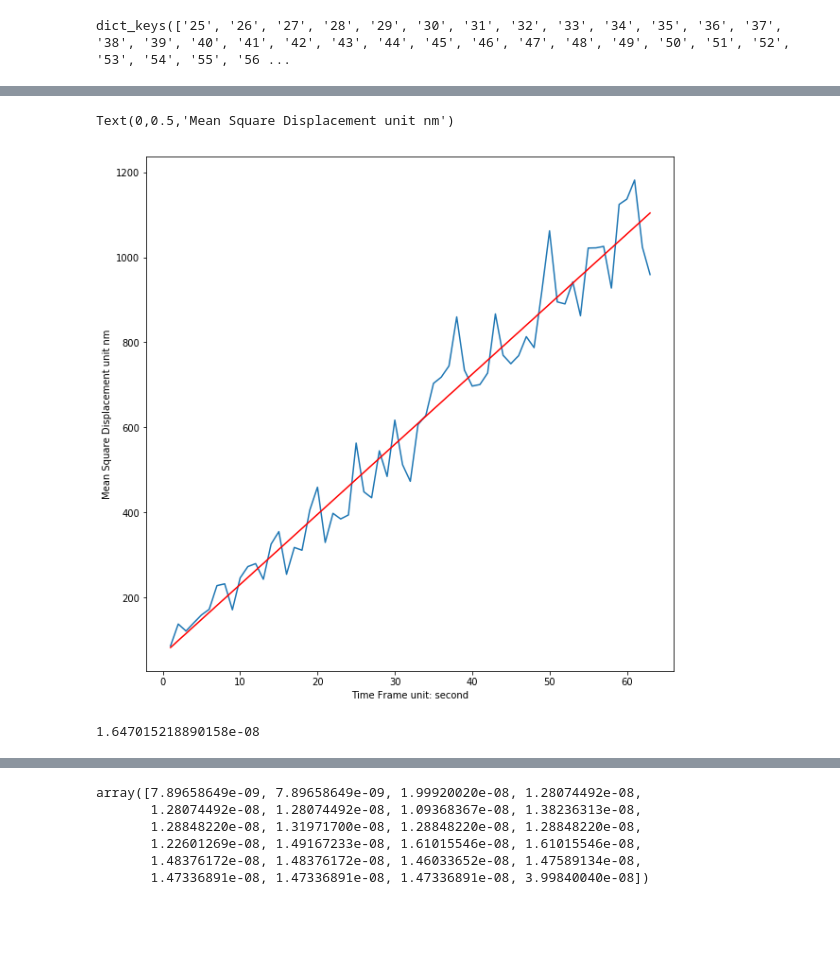
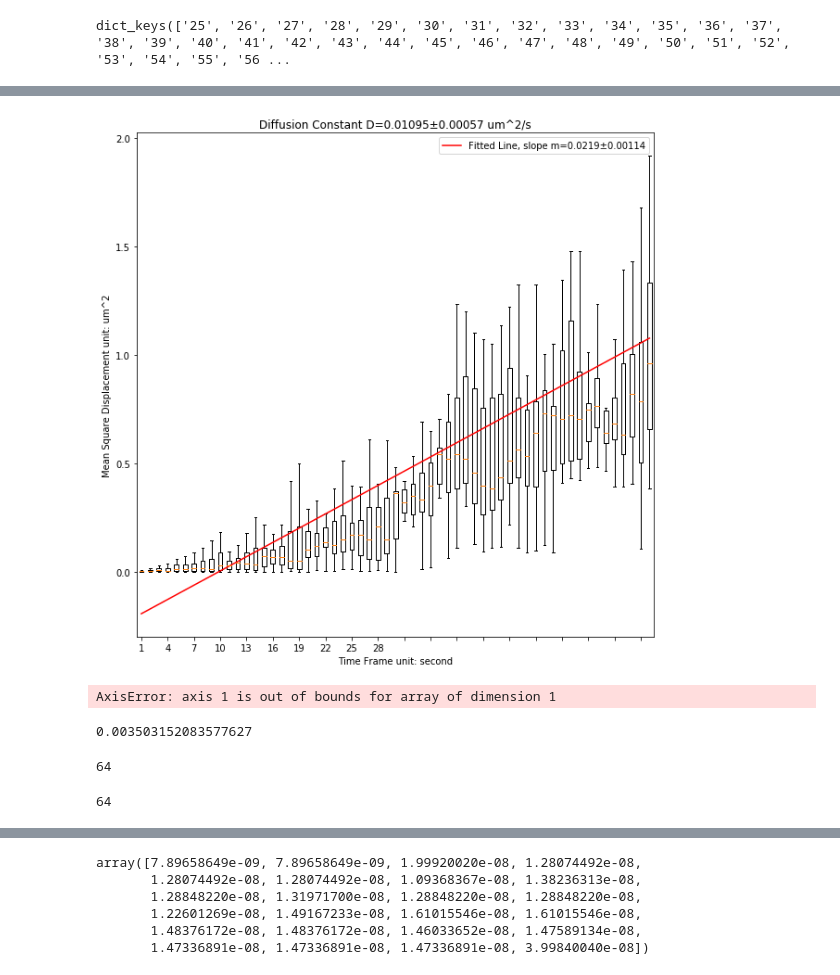
Before and after one commit to Meteoricer/OpenMP, a Jupyter notebook: FtsZ_Tracking.ipynb, the cells around one changed output, grey strips where cells are left out. Saved outputs shown, nothing was run; the diff lists cells and outputs as text; code cells hidden in the pictures; blank space fills up the shorter version.

Commit message:
add box plot

```diff
--- a/FtsZ_Tracking.ipynb
+++ b/FtsZ_Tracking.ipynb
@@ -74,0 +52,15 @@ for ID in sorted_table_ID[0:24]:
+# %%
+end_time=60
+FtsZ_location=[]
+index=0
+ID=sorted_table_ID[index]
+while table_length[ID]>end_time*100:
+#     print(table_length[ID])
+    FtsZ_location.append(big_table[ID])
+    index+=1
+    ID=sorted_table_ID[index]
+# for ID in sorted_table_ID[0:1000]:
+#     print(table_length[ID])
+#     if table_length[ID]>end_time*100
+#     FtsZ_location.append(big_table[ID])
+index
@@ -119,14 +218,34 @@ from numpy.polynomial.polynomial import polyfit
+# %%
+labels=[]
+for i in range(0,end_time):
+    labels.append(str(i))
 # %%
-plt.figure(figsize=[10,10])
-plt.plot(range(1,64),distances[1:]*5)
-b, m = polyfit(range(1,64),distances[1:]*5, 1)
-plt.plot(range(1,64), b + m * np.floor(range(1,64)), '-',color='red')
+fig=plt.figure(figsize=[10,10])
+plt.boxplot(distances_aggr,showfliers=False)
+(m, b),V= np.polyfit(range(1,end_time),distances[1:end_time],1,cov=True)
+plt.plot(range(1,end_time), b + m * np.floor(range(1,end_time)), '-',color='red',label='Fitted Line, slope m='+str(round(m,5))+'±'+str(round(np.sqrt(V[0][0]),5)))
+
+plt.xticks(range(1,end_time,3),labels[1:end_time:3])
 plt.xlabel('Time Frame unit: second')
-plt.ylabel('Mean Square Displacement unit nm')
+plt.ylabel('Mean Square Displacement unit: um^2')
+plt.legend()
+plt.title('Diffusion Constant D='+str(round(m/2,5))+'±'+str(round(np.sqrt(V[0][0])/2,5))+' um^2/s')
+plt.show()
 # %% [output]
-Text(0,0.5,'Mean Square Displacement unit nm')
-[figure, old version]
+[figure, new version]
-# %%
-m*10**(-9)
-# %% [output]
-1.647015218890158e-08
+# %%
+np.max(distances,axis=1)
+# %% [output]
+AxisError: axis 1 is out of bounds for array of dimension 1
+# %%
+np.sqrt(V[0][0])
+# %% [output]
+0.003503152083577627
+# %%
+len(error_bar)
+# %% [output]
+64
+# %%
+len(distances)
+# %% [output]
+64
```
Also changed, not shown: parts of 14 cells of this notebook.
